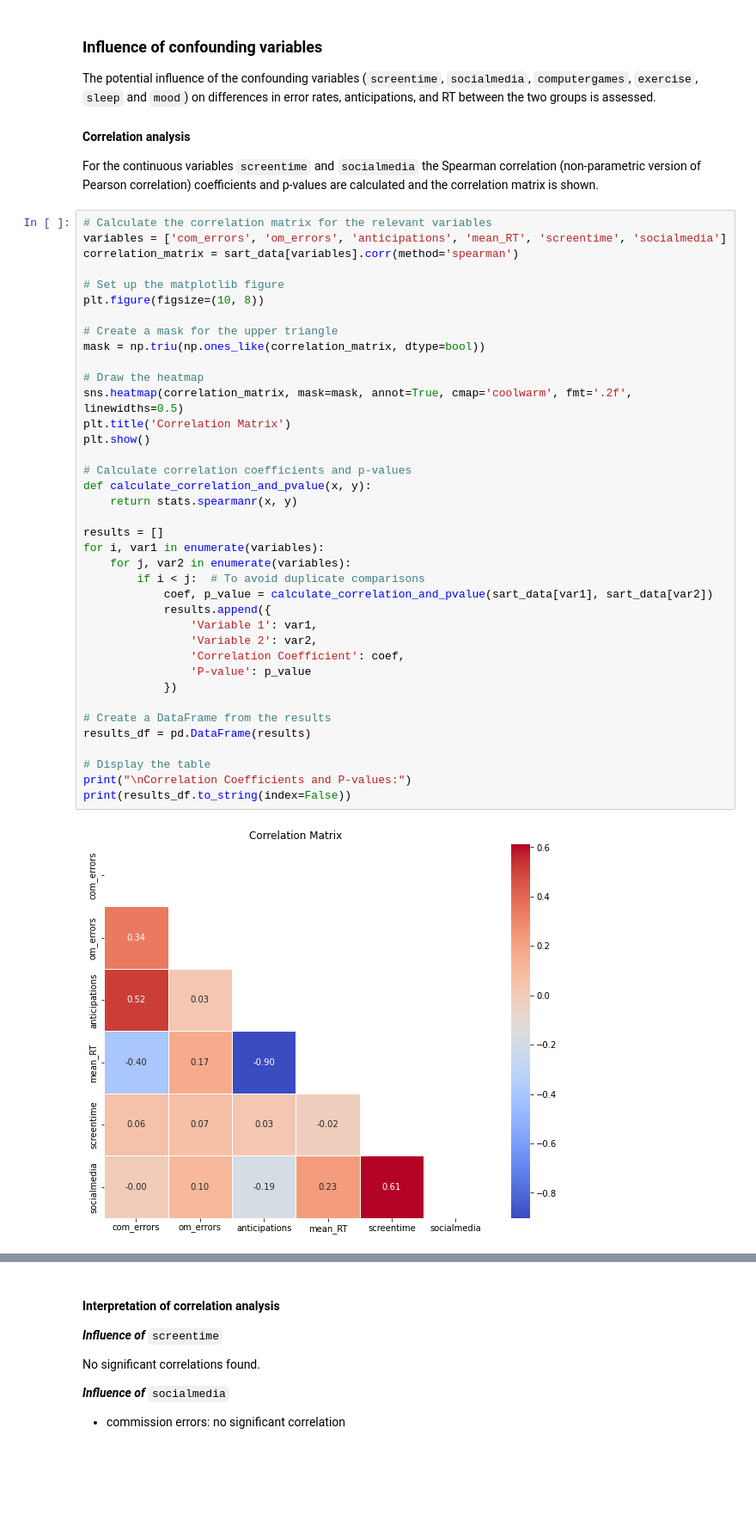
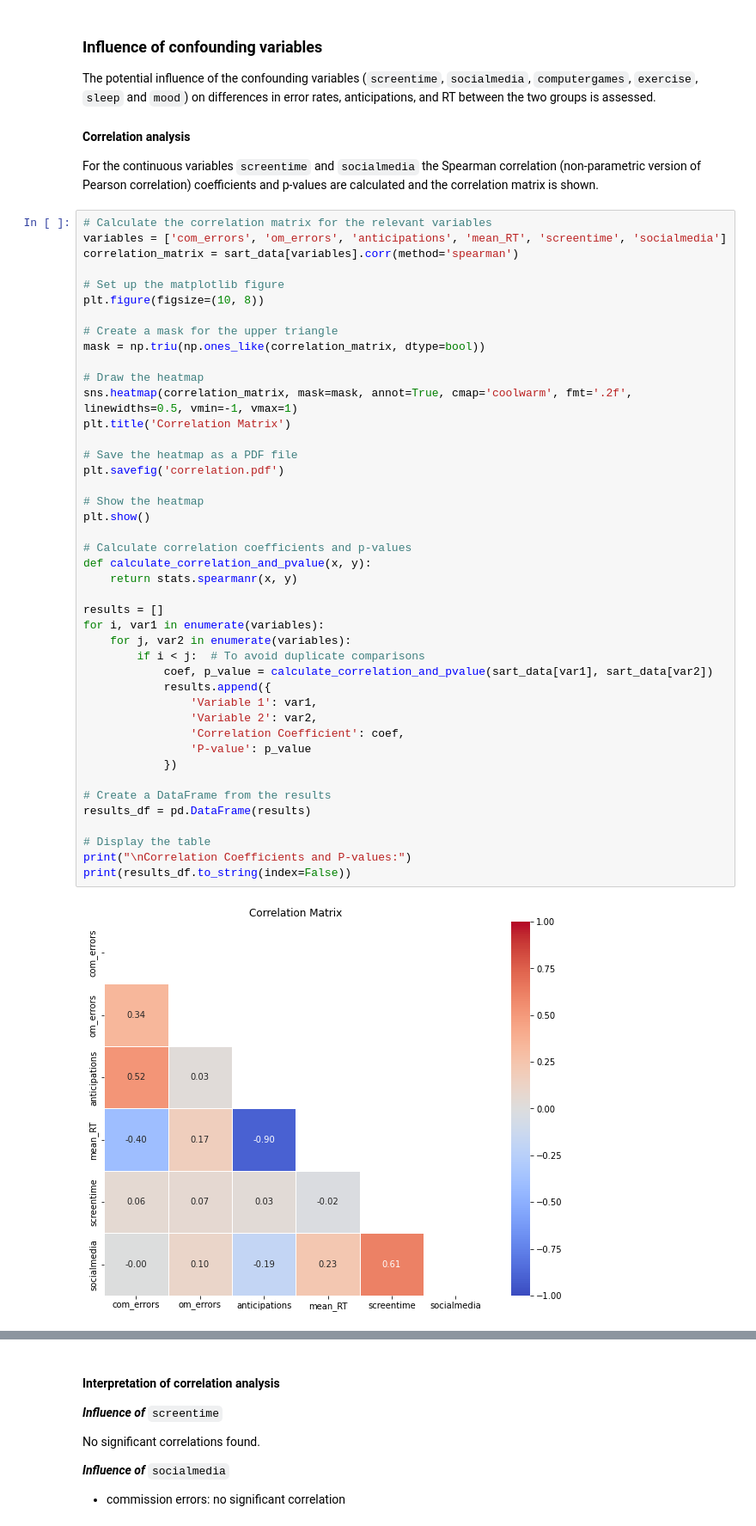
Before and after one commit to sschelper/Bachelorthesis, a Jupyter notebook: BA_analysis.ipynb, the cells around one changed output, grey strips where cells are left out. Shown: that part at 86% size. Cells and saved outputs as stored; diff of their text form; blank space fills up the shorter version.

```diff
--- a/BA_analysis.ipynb
+++ b/BA_analysis.ipynb
@@ -642,35 +607,40 @@ plt.figure(figsize=(10, 8))
 # Create a mask for the upper triangle
 mask = np.triu(np.ones_like(correlation_matrix, dtype=bool))
 
 # Draw the heatmap
-sns.heatmap(correlation_matrix, mask=mask, annot=True, cmap='coolwarm', fmt='.2f', linewidths=0.5)
+sns.heatmap(correlation_matrix, mask=mask, annot=True, cmap='coolwarm', fmt='.2f', linewidths=0.5, vmin=-1, vmax=1)
 plt.title('Correlation Matrix')
+
+# Save the heatmap as a PDF file
+plt.savefig('correlation.pdf')
+
+# Show the heatmap
 plt.show()
 
 # Calculate correlation coefficients and p-values
 def calculate_correlation_and_pvalue(x, y):
     return stats.spearmanr(x, y)
 
 results = []
 for i, var1 in enumerate(variables):
     for j, var2 in enumerate(variables):
         if i < j:  # To avoid duplicate comparisons
             coef, p_value = calculate_correlation_and_pvalue(sart_data[var1], sart_data[var2])
             results.append({
                 'Variable 1': var1,
                 'Variable 2': var2,
                 'Correlation Coefficient': coef,
                 'P-value': p_value
             })
 
 # Create a DataFrame from the results
 results_df = pd.DataFrame(results)
 
 # Display the table
 print("\nCorrelation Coefficients and P-values:")
 print(results_df.to_string(index=False))
 # %% [output]
-[figure, old version]
+[figure, new version]
 Correlation Coefficients and P-values:
    Variable 1    Variable 2  Correlation Coefficient      P-value
    com_errors     om_errors                 0.341751 6.058565e-05
```
Also changed, not shown: parts of 19 cells of this notebook.
